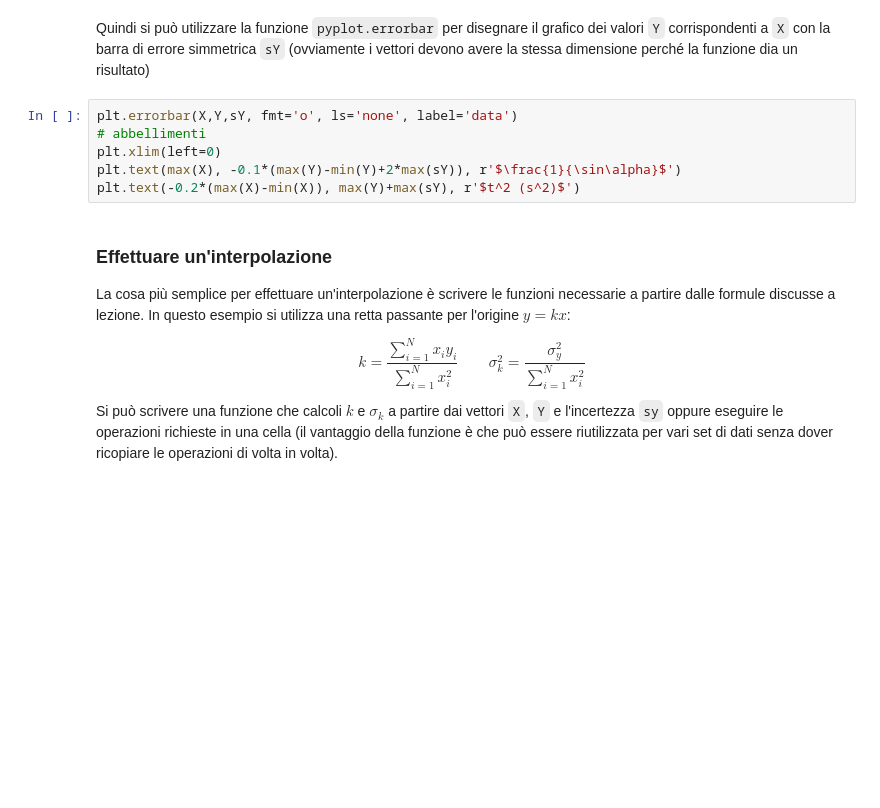
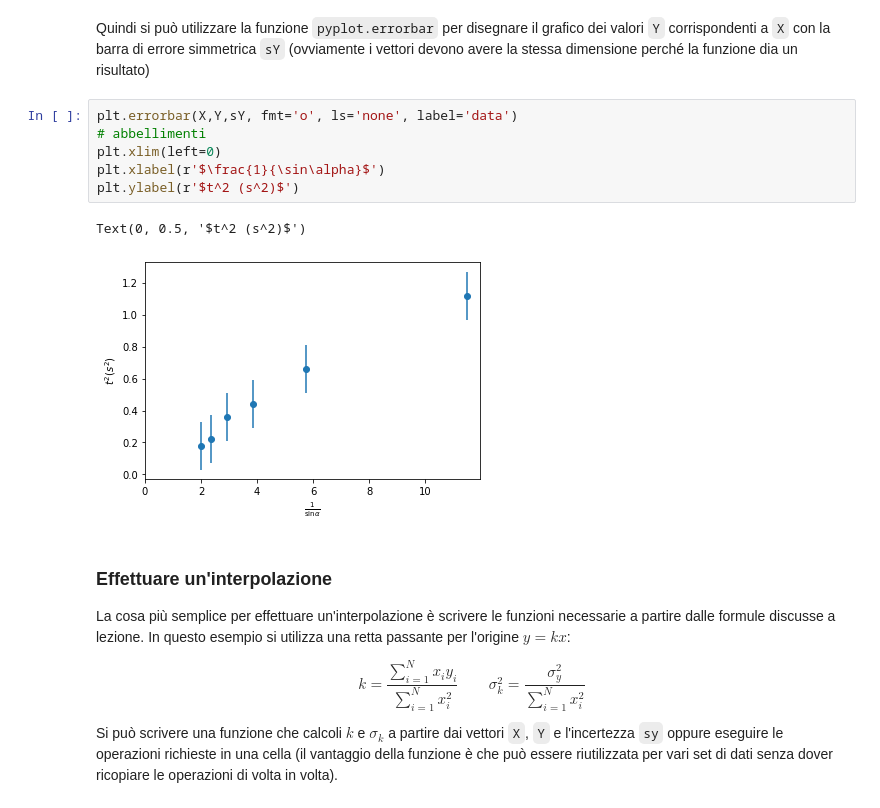
Before and after one commit to cpviolation/myjupyternb, a Jupyter notebook: Didattica/RudimentiPython.ipynb, the cells around one changed output. Drawn from its saved outputs; the diff is of its cells as text; blank space fills up the shorter version.

```diff
--- a/Didattica/RudimentiPython.ipynb
+++ b/Didattica/RudimentiPython.ipynb
@@ -247,9 +269,12 @@ Quindi si può utilizzare la funzione `pyplot.errorbar` per disegnare il grafico
 # %%
 plt.errorbar(X,Y,sY, fmt='o', ls='none', label='data')
 # abbellimenti
 plt.xlim(left=0)
-plt.text(max(X), -0.1*(max(Y)-min(Y)+2*max(sY)), r'$\frac{1}{\sin\alpha}$')
-plt.text(-0.2*(max(X)-min(X)), max(Y)+max(sY), r'$t^2 (s^2)$')
+plt.xlabel(r'$\frac{1}{\sin\alpha}$')
+plt.ylabel(r'$t^2 (s^2)$')
+# %% [output]
+Text(0, 0.5, '$t^2 (s^2)$')
+[figure, added]
 # %% [markdown]
 ### Effettuare un'interpolazione
 
```
Also changed, not shown: parts of 10 cells of this notebook, 1 other file.
